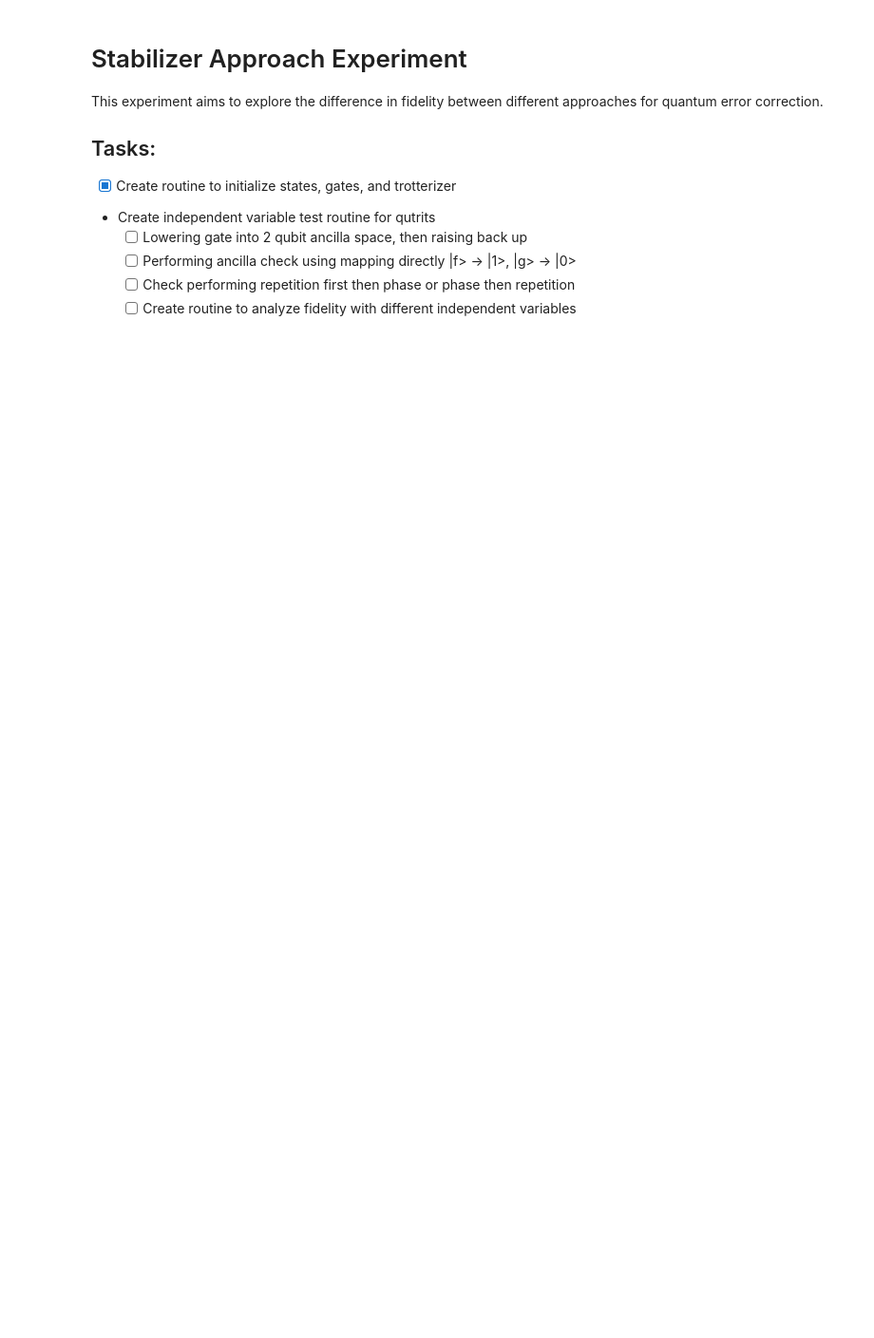
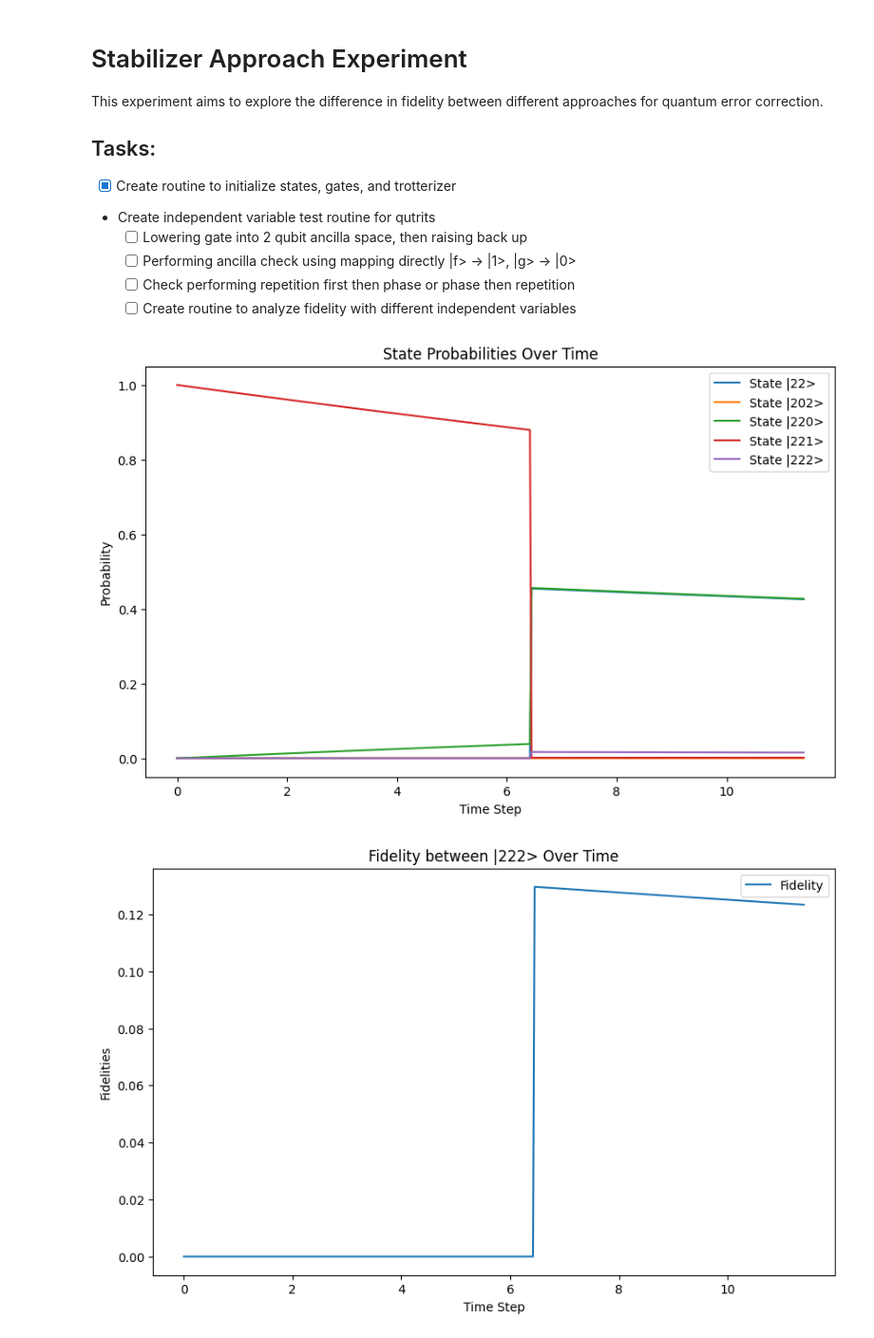
Before and after one commit to Wrn13/QuantumLogicalSimulator, a Jupyter notebook: src/notebooks/stabilizer_comparison.ipynb, the cells around one changed output. Shown at 95% size. Cells and saved outputs as stored; diff of their text form; code cells hidden in the pictures; blank space fills up the shorter version.

Commit message:
Finished phase flip, work on erasure

```diff
--- a/src/notebooks/stabilizer_comparison.ipynb
+++ b/src/notebooks/stabilizer_comparison.ipynb
@@ -12,13 +12,14 @@ This experiment aims to explore the difference in fidelity between different app
     - [ ] Check performing repetition first then phase or phase then repetition
     - [ ] Create routine to analyze fidelity with different independent variables
 # %%
-# Import required classes
+# Import the compact ExperimentRunner and required libs
 import os
-from typing import Callable
+from typing import List
 
 import matplotlib.pyplot as plt
 import numpy as np
 import qutip as qt
 
-from quantum_logical.channel import AmplitudeDamping, PhaseDamping
-from quantum_logical.trotter import TrotterGroup
+from quantum_logical.experiment_runner import ExperimentRunner, hadamard_operator
+
+runner = ExperimentRunner()
@@ -422,19 +88,28 @@ def serial_erasure_circuit(single_qudit_time:float, two_qudit_time:float) -> tup
 # %%
-def main():
+# Parameters (kept concise in the notebook)
+iterations = 1
+t1_list = np.linspace(25, 160, iterations)
+t2_list = np.linspace(33.3, 321, iterations)
+trotter_dt = .03
+cnot_time = .5
+single_qudit_time = .03
 
-    #Trotterizer Params
-    iterations = 1
-    t1_list = np.linspace(10, 160, iterations)
-    t2_list = np.linspace(50, 321, iterations)
+# Individual superpositions
+plus_state = hadamard_operator(3) * qt.basis(3,0)
+minus_state = hadamard_operator(3) * qt.basis(3,2)
 
-    trotter_dt = .03
-    cnot_time = .5
-    single_qudit_time = .03
+# Prepare initial logical state
+logical_psi_0 = qt.tensor(qt.basis(3,2), qt.basis(3,2), qt.basis(3,1))
+total_psi_0 = qt.tensor(logical_psi_0, qt.basis(3,0), qt.basis(3,0), qt.basis(3,0))  # ancillas in |0>
+rho_0 = total_psi_0 * total_psi_0.dag()
 
-    logical_psi_0 = (qt.tensor(qt.basis(3, 0),qt.basis(3, 0), qt.basis(3, 0)) + qt.tensor(qt.basis(3, 2),qt.basis(3, 2), qt.basis(3, 2)))/np.sqrt(2)
-    total_psi_0 = qt.tensor(logical_psi_0, qt.basis(3,0), qt.basis(3,0))
-    rho_0 = total_psi_0 * total_psi_0.dag()
-
-    for i in range(iterations):
-        trotterizer = generate_trotterizer(trotter_dt, t1_list[i], t2_list[i], 3, 5)
-        experiment_run(trotterizer, rho_0, single_qudit_time, cnot_time, serial_phase_circuit, "./output/serial_phase_code")
+# Create runner and trotterizer, then run experiment with a list of setups
+for i in range(iterations):
+    trotterizer = runner.generate_trotterizer(trotter_dt, t1_list[i], t2_list[i], 3, 6)
+    # Pass a list of setups; here we only use the serial_erasure_circuit but more can be added
+    setups = [runner.serial_erasure_circuit(single_qudit_time, cnot_time)]
+    state_list = runner.experiment_run(trotterizer, rho_0, setups)
+    plot_results(trotter_dt, state_list, "erasure_correction")
+# %% [output]
+[figure, added]
+[figure, added]
```
Also changed, not shown: parts of 13 cells of this notebook, 19 other files.
